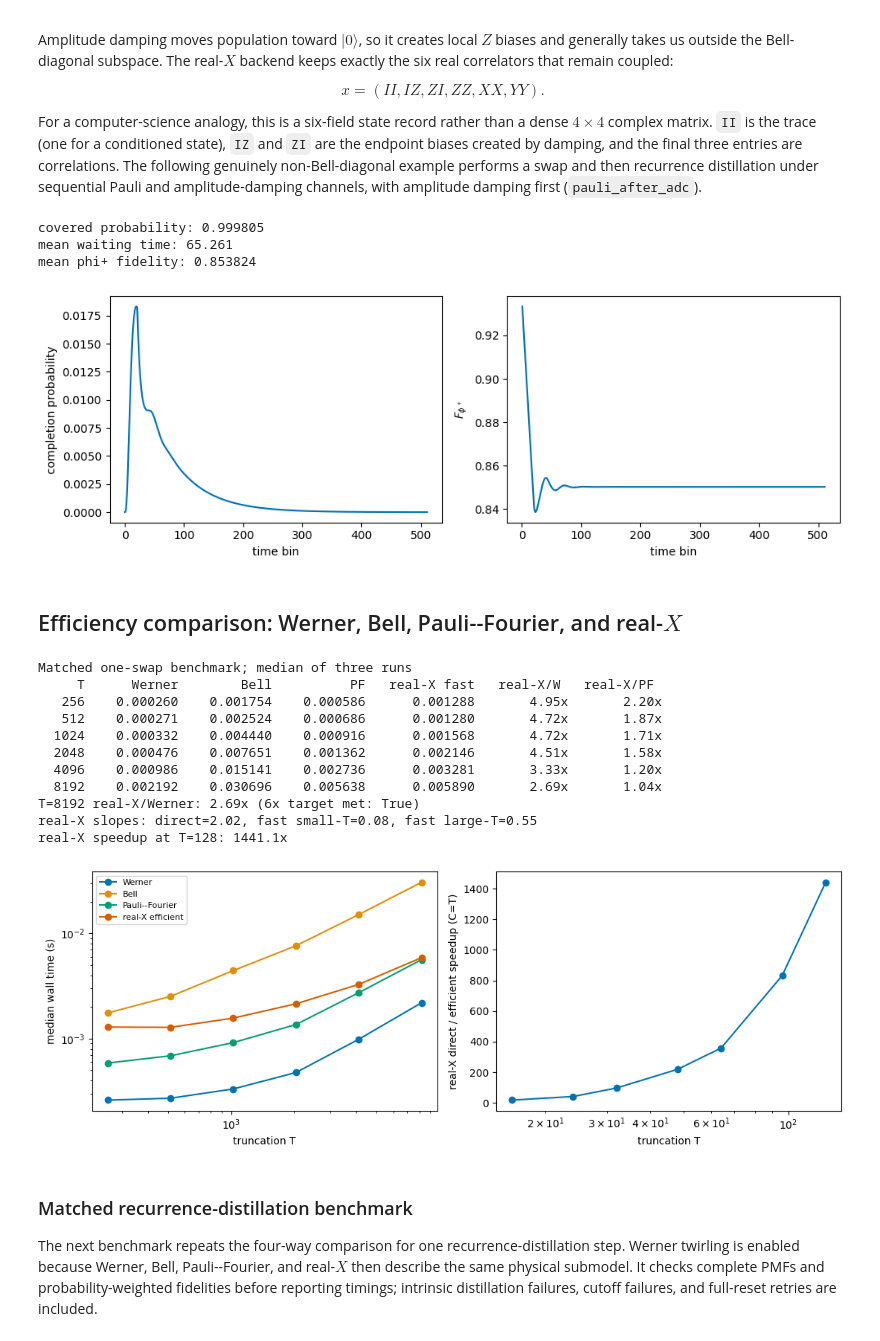
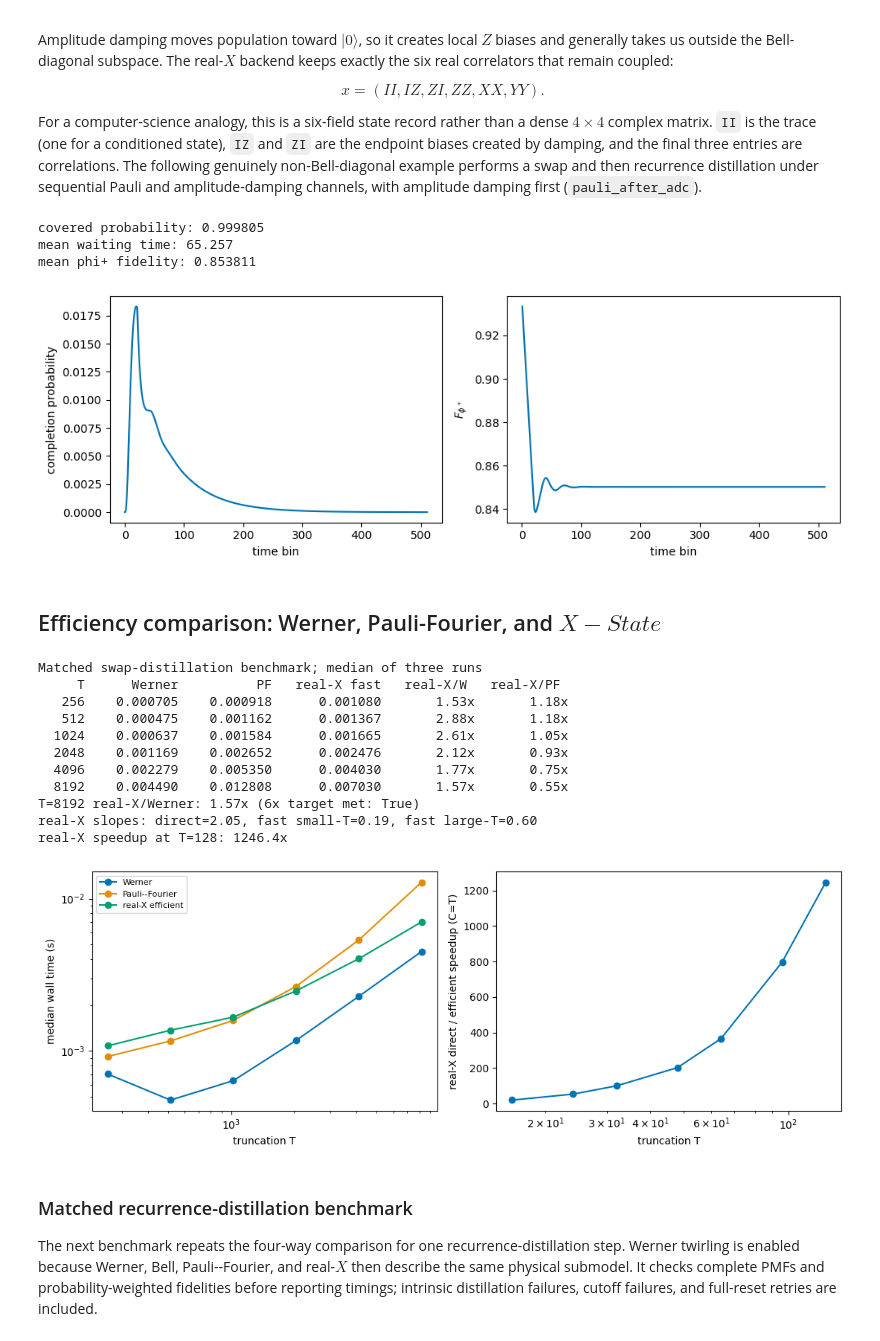
Before and after one commit to LorenzoLaCorte/lilla, a Jupyter notebook: tutorial.ipynb, the cells around one changed output. Drawn from its saved outputs; the diff is of its cells as text; code cells hidden in the pictures.

```diff
--- a/tutorial.ipynb
+++ b/tutorial.ipynb
@@ -438,8 +441,6 @@ real_x_parameters = {
     "real_x_coordinates": [1.0, 0.10, 0.10, 0.82, 0.90, -0.90],
     "pauli_mode_decay_rates": [0.004, 0.004, 0.003],
     "amplitude_damping_rate": 0.002,
-    "pauli_adc_noise_model": "sequential",
-    "pauli_adc_sequential_order": "pauli_after_adc",
     "bell_outcomes": "all_corrected",
     "real_x_werner_twirling": False,
     "cut_type": "memory_time",
@@ -464,13 +465,13 @@ plt.tight_layout()
 plt.show()
 # %% [output]
 covered probability: 0.999805
-mean waiting time: 65.261
-mean phi+ fidelity: 0.853824
+mean waiting time: 65.257
+mean phi+ fidelity: 0.853811
 [figure]
 # %% [markdown]
-## Efficiency comparison: Werner, Bell, Pauli--Fourier, and real-$X$
+## Efficiency comparison: Werner, Pauli-Fourier, and $X-State$
 # %%
-# Runtime comparison across the four backends.  The waiting-time workload
+# Runtime comparison across three backends.  The waiting-time workload
 # is shared; the real-X run additionally uses sequential pauli_after_adc
 # with nonzero ADC, which Bell-diagonal backends cannot represent.
 logging.getLogger().setLevel(logging.ERROR)
@@ -484,9 +485,6 @@ initial_lambdas = [0.964, 0.012, 0.012, 0.012]
 comparison_simulators = {
     "Werner": RepeaterChainEvaluation(
         state_type=WernerState, efficient=True, use_fft=True, w_twirling=False
-    ),
-    "Bell": RepeaterChainEvaluation(
-        state_type=BellState, efficient=True, use_fft=True, w_twirling=False
     ),
     "Pauli--Fourier": RepeaterChainEvaluation(
         state_type=PauliFourierState,
@@ -504,7 +502,7 @@ real_x_direct_simulator = RepeaterChainEvaluation(
 
 def comparison_parameters(label, t_trunc):
     shared = {
-        "protocol": (0,),
+        "protocol": (0, 1),  # swap, then recurrence distillation
         "p_gen": 0.05,
         "t_trunc": int(t_trunc),
         "cut_type": "memory_time",
@@ -512,7 +510,7 @@ def comparison_parameters(label, t_trunc):
     }
     if label == "Werner":
         return dict(shared, p_swap=0.85, w0=0.952, t_coh=500.0)
-    if label in ("Bell", "Pauli--Fourier"):
+    if label == "Pauli--Fourier":
         return dict(
             shared,
             p_swap=0.85,
@@ -527,16 +525,12 @@ def comparison_parameters(label, t_trunc):
         # These are per-node rates for the sequential pauli_after_adc path.
         pauli_mode_decay_rates=0.001,
         amplitude_damping_rate=0.002,
-        pauli_adc_noise_model="sequential",
-        pauli_adc_sequential_order="pauli_after_adc",
         bell_outcomes="all_corrected",
     )
 
 def comparison_fidelity(label, state_func):
     if label == "Werner":
         return werner_to_fid(state_func)
-    if label == "Bell":
-        return bell_to_fid(state_func)
     if label == "Pauli--Fourier":
         return bell_to_fid(mu_func_to_lambda_func(state_func))
     return phi_plus_fidelity_func(state_func)
@@ -558,10 +552,10 @@ real_x_direct_simulator.nested_protocol(
 )
 
 comparison_times = {label: [] for label in comparison_simulators}
-print("Matched one-swap benchmark; median of three runs")
+print("Matched swap-distillation benchmark; median of three runs")
 print(
-    f"{'T':>6} {'Werner':>11} {'Bell':>11} {'PF':>11} "
-    f"{'real-X fast':>13} {'real-X/W':>10} {'real-X/PF':>11}"
+    f"{'T':>6} {'Werner':>11} {'PF':>11} {'real-X fast':>13} "
+    f"{'real-X/W':>10} {'real-X/PF':>11}"
 )
 for t_trunc in comparison_sizes:
     outputs = {}
@@ -571,21 +565,16 @@ for t_trunc in comparison_sizes:
         )
         comparison_times[label].append(elapsed)
 
-    reference_pmf, _ = outputs["Werner"]
-    for label, (pmf, state_func) in outputs.items():
-        np.testing.assert_allclose(
-            # Legacy Bell-family solvers retain a sub-nanoscopic finite-
-            # horizon FFT tail that the causal real-X solver removes.
-            pmf, reference_pmf, atol=1e-9, rtol=1e-9
-        )
-    # ADC creates local Z biases, so fidelity curves are intentionally not
-    # compared across state representations; the real-X curve is physical.
+    # This is a timing comparison.  With (swap, distillation), success is
+    # state dependent; nonzero ADC also gives real-X local Z biases.  Thus
+    # cross-backend PMFs are not expected to be identical.  Exact physical
+    # parity is checked separately below against the direct real-X oracle.
 
     row = [comparison_times[label][-1] for label in comparison_simulators]
     print(
-        f"{t_trunc:6d} {row[0]:11.6f} {row[1]:11.6f} {row[2]:11.6f} "
-        f"{row[3]:13.6f} {row[3] / row[0]:10.2f}x "
-        f"{row[3] / row[2]:10.2f}x"
+        f"{t_trunc:6d} {row[0]:11.6f} {row[1]:11.6f} "
+        f"{row[2]:13.6f} {row[2] / row[0]:10.2f}x "
+        f"{row[2] / row[1]:10.2f}x"
     )
 
 ratio_at_largest_horizon = (
@@ -636,45 +625,45 @@ fast_large_slope = np.polyfit(
     1,
 )[0]
 print(
     f"real-X slopes: direct={direct_slope:.2f}, "
     f"fast small-T={fast_small_slope:.2f}, fast large-T={fast_large_slope:.2f}"
 )
 print(
     f"real-X speedup at T={direct_sizes[-1]}: "
     f"{direct_times[-1] / direct_fast_times[-1]:.1f}x"
 )
 
 fig, axes = plt.subplots(1, 2, figsize=(11, 4))
 for label, values in comparison_times.items():
     axes[0].loglog(comparison_sizes, values, "o-", label=label)
 axes[0].set_xlabel("truncation T")
 axes[0].set_ylabel("median wall time (s)")
 axes[0].legend(fontsize=8)
 
 axes[1].semilogx(
     direct_sizes,
     np.asarray(direct_times) / np.asarray(direct_fast_times),
     "o-",
 )
 axes[1].set_xlabel("truncation T")
 axes[1].set_ylabel("real-X direct / efficient speedup (C=T)")
 fig.tight_layout()
 plt.show()
 
 logging.getLogger().setLevel(logging.INFO)
 # %% [output]
-Matched one-swap benchmark; median of three runs
-     T      Werner        Bell          PF   real-X fast   real-X/W   real-X/PF
-   256    0.000260    0.001754    0.000586      0.001288       4.95x       2.20x
-   512    0.000271    0.002524    0.000686      0.001280       4.72x       1.87x
-  1024    0.000332    0.004440    0.000916      0.001568       4.72x       1.71x
-  2048    0.000476    0.007651    0.001362      0.002146       4.51x       1.58x
-  4096    0.000986    0.015141    0.002736      0.003281       3.33x       1.20x
-  8192    0.002192    0.030696    0.005638      0.005890       2.69x       1.04x
-T=8192 real-X/Werner: 2.69x (6x target met: True)
-real-X slopes: direct=2.02, fast small-T=0.08, fast large-T=0.55
-real-X speedup at T=128: 1441.1x
+Matched swap-distillation benchmark; median of three runs
+     T      Werner          PF   real-X fast   real-X/W   real-X/PF
+   256    0.000705    0.000918      0.001080       1.53x       1.18x
+   512    0.000475    0.001162      0.001367       2.88x       1.18x
+  1024    0.000637    0.001584      0.001665       2.61x       1.05x
+  2048    0.001169    0.002652      0.002476       2.12x       0.93x
+  4096    0.002279    0.005350      0.004030       1.77x       0.75x
+  8192    0.004490    0.012808      0.007030       1.57x       0.55x
+T=8192 real-X/Werner: 1.57x (6x target met: True)
+real-X slopes: direct=2.05, fast small-T=0.19, fast large-T=0.60
+real-X speedup at T=128: 1246.4x
-[figure, old version]
+[figure, new version]
 # %% [markdown]
 ### Matched recurrence-distillation benchmark
 
```
Also changed, not shown: parts of 5 cells of this notebook, 13 other files.
